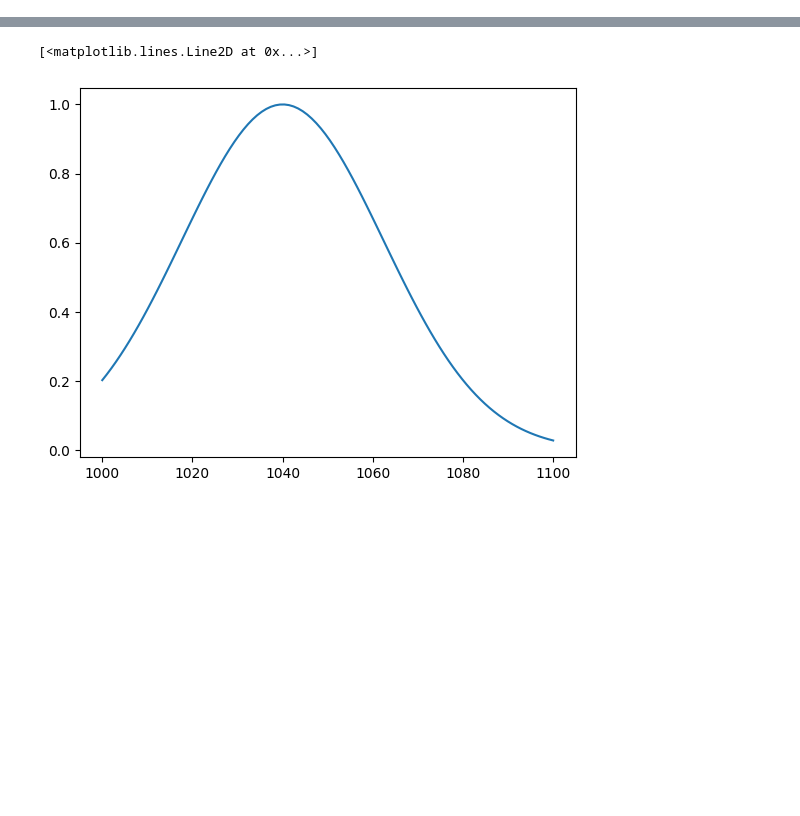
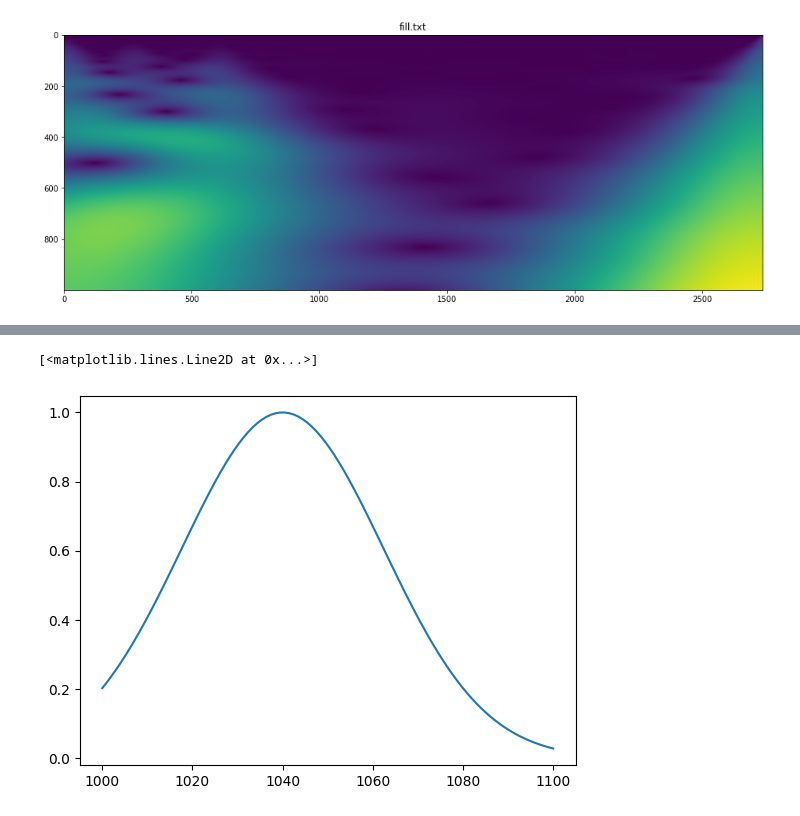
Before and after one commit to oftavira/BitacoraLiteratura, a Jupyter notebook: Ploting/_temp.ipynb, the cells around one changed output, grey strips where cells are left out. Cells and saved outputs as stored; diff of their text form; code cells hidden in the pictures; blank space fills up the shorter version.

Commit message:
More Scaleograms

```diff
--- a/Ploting/_temp.ipynb
+++ b/Ploting/_temp.ipynb
@@ -27,7 +27,22 @@ class RamanSpectra(object):
         data   =  np.array(self.spy)  # insert a gaussian at the center
         scales = np.arange(1,scaleLim) # scaleogram with 100 rows
         cwt    =  scg.CWT(time, data, scales) # compute ONCE the Continuous Wavelet Transform
-        return io.imshow(cwt.coefs)
+        return scg.cws(cwt)
+
+    def scaleogram2(self, scaleLim = 1001):
+        time   = np.array(self.spx)
+        data   =  np.array(self.spy)  # insert a gaussian at the center
+        scales = np.arange(1,scaleLim) # scaleogram with 100 rows
+        cwt    =  np.abs(scg.CWT(time, data, scales).coefs) # compute ONCE the Continuous Wavelet Transform
+        fig, ax = plt.subplots()
+        fig.set_size_inches(16,8)
+        ax.imshow(cwt, cmap='viridis')
+        ax.set_title(self.name)
+        plt.savefig(self.name+'.jpeg',dpi=900)
+        plt.subplots_adjust()
+
+
+
 
     def readFromLocation(self, pathFile, upLevels):
         count = 0
@@ -36,7 +51,7 @@ class RamanSpectra(object):
         while count  < upLevels:
             initialPath.pop()
             count +=1
-        docLoc = '/'+ '/'.join(initialPath)+pathFile
+        docLoc = '/'+ '/'.join(initialPath)+'/'+pathFile
         self.docLoc = docLoc
 
         with open(docLoc, 'r', encoding = 'unicode_escape') as tempfile:
@@ -68,21 +83,21 @@ class RamanSpectra(object):
             ax.plot(self.spx, self.spy)
             ax.set_title(self.info)
 
-    def altPlot(self,xinit = 0, yinit = 0, xlim = 6001, ylim = 4001, plotSize = (16,8), xMstep=500,xmstep=100,yMstep=500,ymstep=100):
+    def altPlot(self,xinit = 0, labelGap = -1200, yinit = 0, xlim = 6001, ylim = 4001, plotSize = (16,8), xMstep=500,xmstep=100,yMstep=500,ymstep=100):
         with plt.rc_context({'xtick.color':'black', 'ytick.color':'black'}):
             fig, ax = plt.subplots()
             fig.set_size_inches(plotSize[0],plotSize[1])
 
             ss = self.dets.replace(' ','').replace('\t','').split('\n')
 
-            p1, q1, text1 = -700, 2800, ss[0]
-            p2, q2, text2 = -700, 2400, ss[1]
-            p3, q3, text3 = -700, 2000, ss[2]
-            p4, q4, text4 = -700, 1600, ss[16]
-            p5, q5, text5 = -700, 1200, ss[17]
-            p6, q6, text6 = -700, 800,  ss[18]
-            p7, q7, text7 = -700, 400,  ss[19]
-            p8, q8, text8 = -700, 0, self.info
+            p1, q1, text1 = labelGap, 2800, ss[0]
+            p2, q2, text2 = labelGap, 2400, ss[1]
+            p3, q3, text3 = labelGap, 2000, ss[2]
+            p4, q4, text4 = labelGap, 1600, ss[16]
+            p5, q5, text5 = labelGap, 1200, ss[17]
+            p6, q6, text6 = labelGap, 800,  ss[18]
+            p7, q7, text7 = labelGap, 400,  ss[19]
+            p8, q8, text8 = labelGap, 0, self.info
 
             ax.text(p1, q1, text1)
             ax.text(p2, q2, text2)
@@ -134,0 +141,2 @@ p.altPlot(xinit=200,xlim=3501, ylim=5001)
+# %%
+p = RamanSpectra('BaseLine/fill.txt',upLevels=1)
@@ -134,0 +148,4 @@ p.altPlot(xinit=200,xlim=3501, ylim=5001)
+# %%
+p.scaleogram2()
+# %% [output]
+[figure, added]
```
Also changed, not shown: parts of 6 cells of this notebook, 3 other files.
